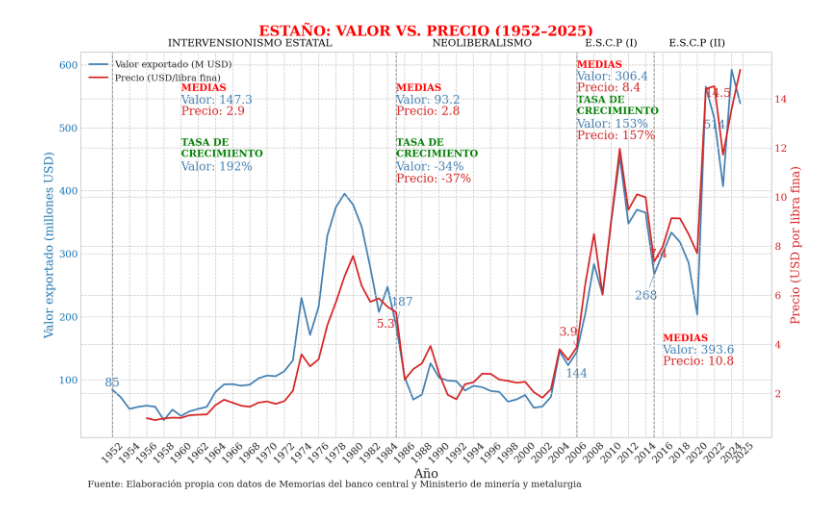
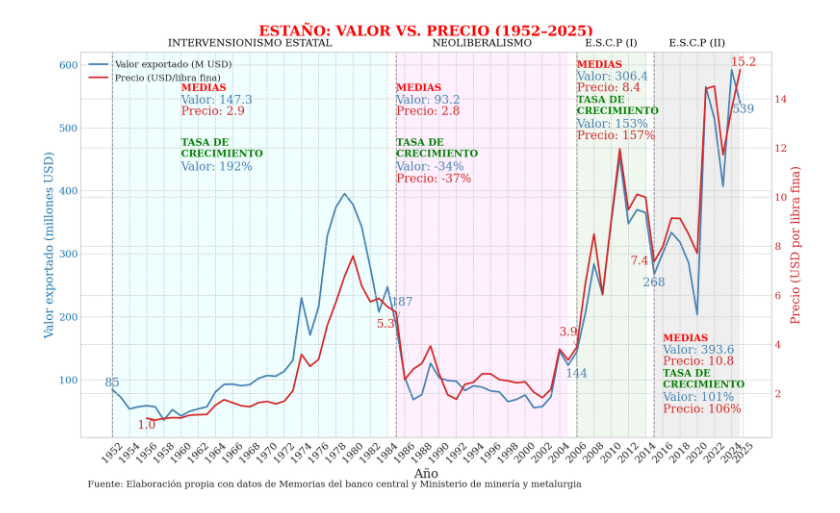
Before and after one commit to navi0369/proyectomacro, a Jupyter notebook: notebooks/tesis/serie_completa/minerales/estaño.ipynb, the cells around one changed output. Saved outputs shown, nothing was run; the diff lists cells and outputs as text; code cells hidden in the pictures.

```diff
--- a/notebooks/tesis/serie_completa/minerales/estaño.ipynb
+++ b/notebooks/tesis/serie_completa/minerales/estaño.ipynb
@@ -18,6 +18,7 @@ from func_auxiliares.graficos_utils import (
     adjust_annot_years,
     adjust_cycles,
     adjust_periods,
+    add_period_backgrounds
 )
 
 from func_auxiliares.config import (
@@ -32,9 +33,6 @@ from func_auxiliares.config import (
 # ─────────────────────── 1. CONFIGURACIÓN GENERAL ───────────────────
 output_dir = ASSETS_DIR / "serie_completa" / "exportaciones_minerales_totales"
 os.makedirs(output_dir, exist_ok=True)
-
-output_dir_precio = ASSETS_DIR / "serie_completa" / "precio_oficial_minerales"
-os.makedirs(output_dir_precio, exist_ok=True)
 
 set_style()
 
@@ -63,7 +61,7 @@ cycle_stats = {n: df.loc[s, cols].mean().to_dict() for n, s in CYCLES.items()}
 
 hitos_offset = {yr: .60 for yr in hitos_v_periodos}
 annot_years = adjust_annot_years(df, annot_years_periodos)
-growth_periods = adjust_periods(df, periodos_tasas_periodos)
+periods = adjust_periods(df, periodos_tasas_periodos)
 
 # ───────────────────── 5. OFFSETS DE POSICIONAMIENTO ────────────────
 annotation_offsets = {
@@ -71,15 +69,15 @@ annotation_offsets = {
         1952: (0, 10),
         1985: (0.7, 36),
         2006: (0, -35),
-        2015: (-0.94, -35),
-        2022: (0, -10),
+        2015: (0, -14),
+        2025: (0.37, -10),
     },
     "precio_usd_lf": {
-        1952: (0, -0.3),
+        1956: (0, -0.3),
         1985: (-1.2, -0.5),
         2006: (-0.95, 0.6),
-        2015: (0.5, 0.3),
-        2022: (0.4, -0.3),
+        2015: (-1.7, 0),
+        2025: (0.4, 0.3),
     },
 }
 
@@ -87,7 +85,7 @@ period_growth_offsets = {
     "1952-1984": (1960, 0.78),
     "1985-2005": (1985, 0.78),
     "2006-2014": (2006, 0.89),
-    "2015-2024": (2016, 0.19),
+    "2015-2025": (2016, 0.19),
 }
 
 cycle_text_offsets = {
@@ -123,34 +121,37 @@ add_cycle_means_multi(
 
 add_year_value_annotations(
     ax_val, df, annot_years, ["estanio_valor_musd"],
     {"estanio_valor_musd": annotation_offsets["estanio_valor_musd"]},
     {"estanio_valor_musd": colors["estanio_valor_musd"]},
     arrow_lw=0.6
 )
 add_year_value_annotations(
     ax_price, df, annot_years, ["precio_usd_lf"],
     {"precio_usd_lf": annotation_offsets["precio_usd_lf"]},
     {"precio_usd_lf": colors["precio_usd_lf"]},
     arrow_lw=0.6,
-    value_fmt="{:,.1f}"
+    value_fmt="{:,.1f}", extra_years=[1956]
 )
 
 add_period_growth_annotations_multi(
-    ax_val, df, growth_periods, cols,
+    ax_val, df, periods, cols,
     period_growth_offsets, colors, abbr
 )
 
 # Leyenda combinada
 h, l   = ax_val.get_legend_handles_labels()
 h2, l2 = ax_price.get_legend_handles_labels()
 hl = [(x, y) for x, y in zip(h + h2, l + l2) if not y.startswith('_')]
 if hl:
     ax_val.legend(*zip(*hl), loc="upper left", fontsize=11)
+add_period_backgrounds(
+    ax_val,
+    periods,
+)
 
 plt.tight_layout()
 plt.savefig(output_dir / "estanio_valor_precio_dual_axis.png", dpi=300)
-plt.savefig(output_dir_precio / "estanio_precio_dual_axis.png", dpi=300)
 plt.show()
 plt.close()
 # %% [output]
-[figure, old version]
+[figure, new version]
```
Also changed, not shown: parts of 3 cells of this notebook, 32 other files.
